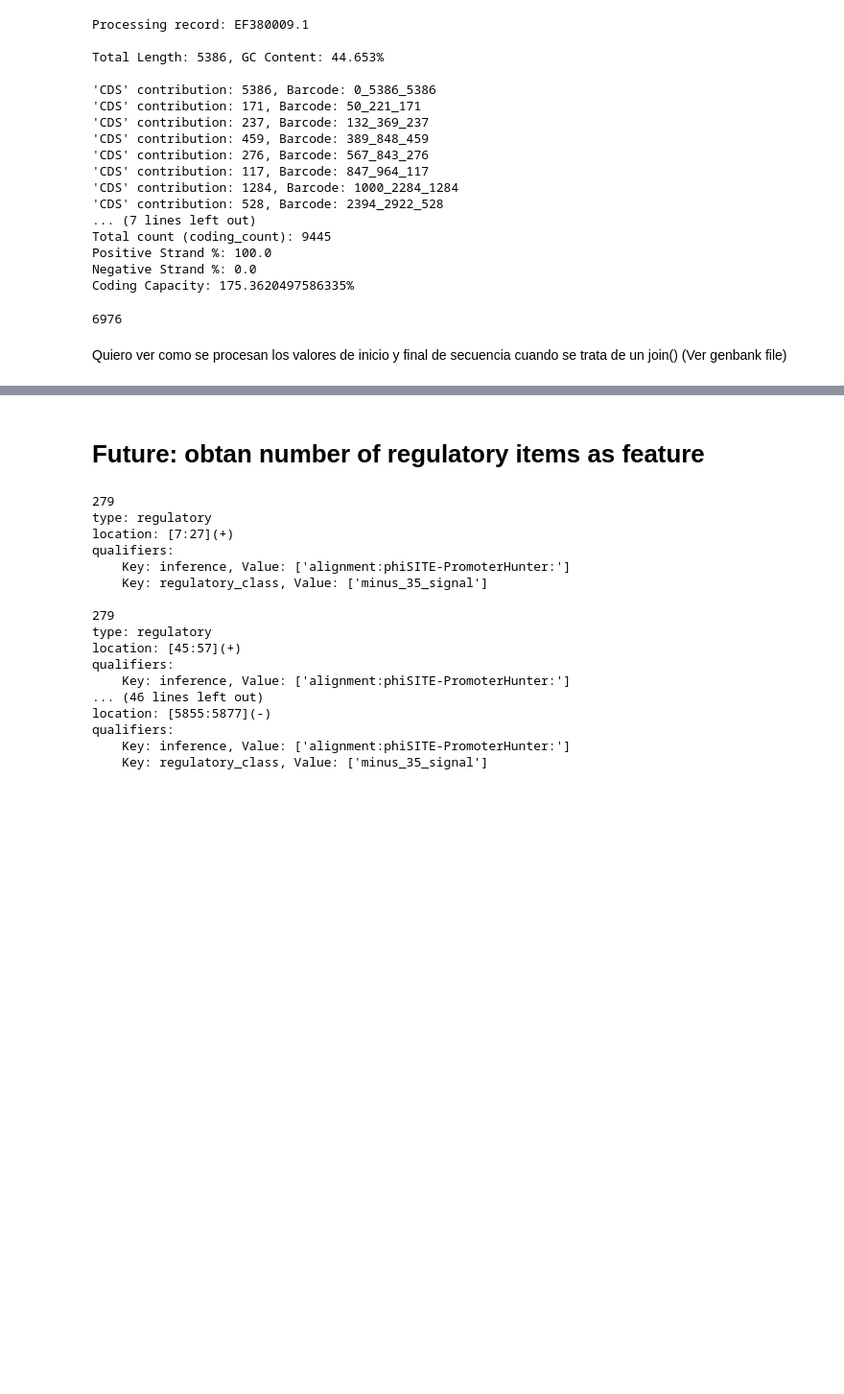
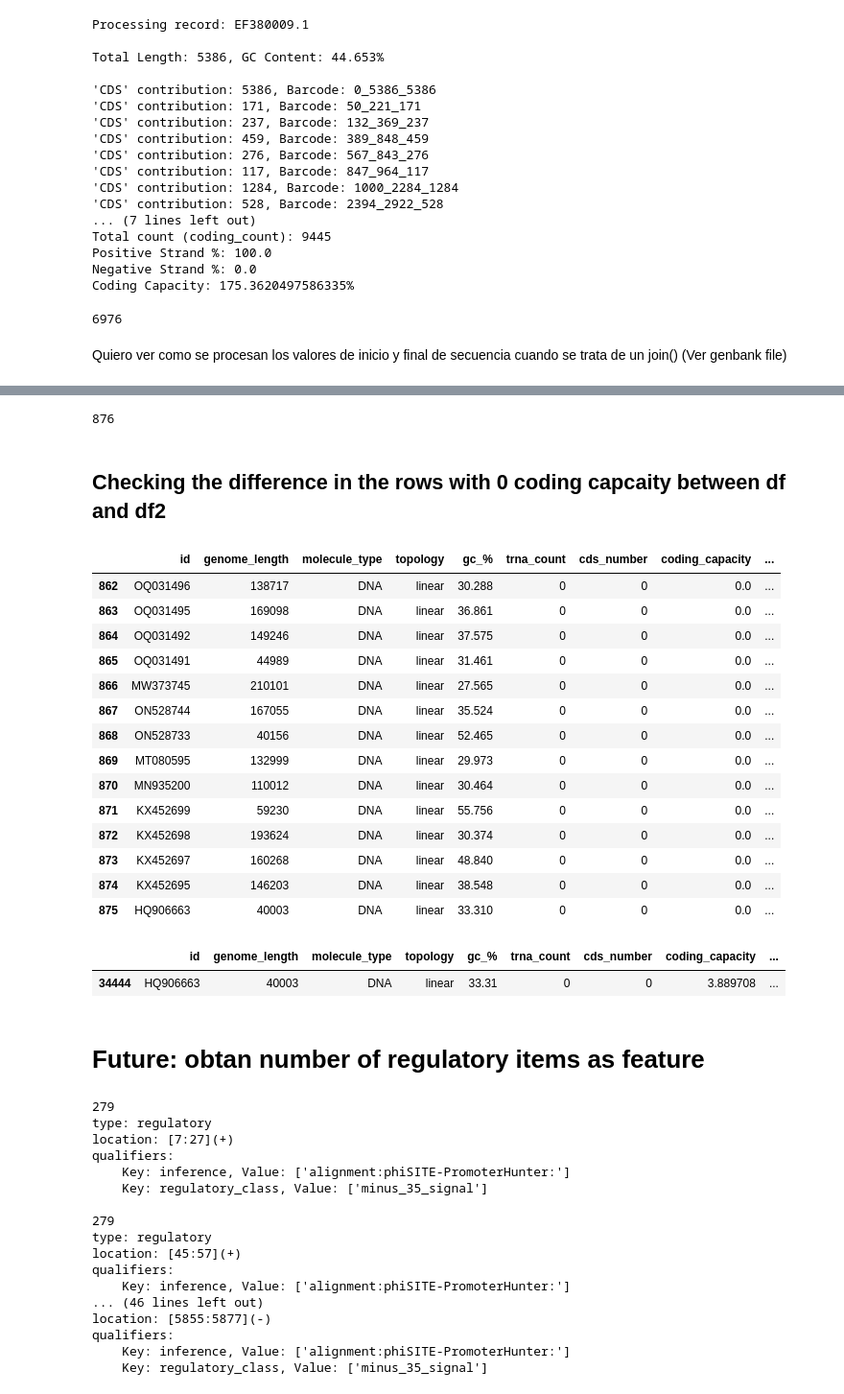
Before and after one commit to Alvaroguleon/Phage-predictor, a Jupyter notebook: notebooks/041_genbank_engineering.ipynb, the cells around one changed output, grey strips where cells are left out. Shown at 96% size. Drawn from its saved outputs; the diff is of its cells as text; code cells hidden in the pictures; blank space fills up the shorter version.

```diff
--- a/notebooks/041_genbank_engineering.ipynb
+++ b/notebooks/041_genbank_engineering.ipynb
@@ -150,7 +121,7 @@ df.head()
 | 3 | KT462698.1 | 3776 | RNA | linear | 44.147 | 0 | 3 | 98.013771 | ... |
 | 4 | MF417929.1 | 32618 | DNA | linear | 39.218 | 0 | 42 | 88.635109 | ... |
 # %%
-genbank_file_path = "/Users/Alvaro/Downloads/8Sep2023_phages_downloaded_from_genbank.gb"
+genbank_file_path = "../data/raw/inphared_8Sep2023/8Sep2023_phages_downloaded_from_genbank.gb"
 # Lists to hold data
 ids = []
 genome_lengths = []
@@ -828,7 +799,7 @@ print(total)
 Quiero ver como se procesan los valores de inicio y final de secuencia cuando se trata de un join() (Ver genbank file)
 # %%
 
-genbank_file_path2 =  "/Users/Alvaro/Downloads/sequence.gb"
+genbank_file_path2 =  "/Users/Alvaro/Desktop/phage/sequence.gb"
 
 # Read the GenBank file
 for record in SeqIO.parse(genbank_file_path2, "genbank"):
@@ -844,7 +815,7 @@ for record in SeqIO.parse(genbank_file_path2, "genbank"):
                 length = len(FeatureLocation(start, end))
                 length2 = len(feature.location)
                 total_length += length2
-                barcode = f"{start}_{end}_{length}"
+                barcode = f"{start}_{end}_{length2}"
                 # print(feature)
                 print(start, end, length, barcode)
                 print("Feature number ", str(feature_no), 'has length ',str(length2), "according to compound location and", str(length), "according to pythoned perl")
@@ -871,0 +1197,4 @@ Feature number  11 has length  987 according to compound location and 987 accord
+# %%
+accession_values = pd.read_csv('../data/processed/model_data.csv')
+# List of 'Accession' values from the first DataFrame
+accession_values = accession_values['Accession'].tolist()
@@ -871,0 +1353,2 @@ Feature number  11 has length  987 according to compound location and 987 accord
+# %%
+df = df[df['coding_capacity'] != 0]
@@ -871,0 +1506,4 @@ Feature number  11 has length  987 according to compound location and 987 accord
+# %%
+(df2['coding_capacity'] == 0).sum()
+# %% [output]
+876
@@ -872,3 +1512,37 @@ Feature number  11 has length  987 according to compound location and 987 accord
+# %% [markdown]
+## Checking the difference in the rows with 0 coding capcaity between df and df2
+# %%
+# Filter both dataframes to only rows where coding_capacity is 0
+df_zero = df[df['coding_capacity'] == 0]
+df2_zero = df2[df2['coding_capacity'] == 0]
+
+# Use merge with the indicator parameter
+only_in_df2 = pd.merge(df_zero, df2_zero, how='outer', indicator=True)
+
+# Filter the result to only rows that are in df2 but not in df
+only_in_df2 = only_in_df2[only_in_df2['_merge'] == 'right_only'].drop(columns=['_merge'])
+only_in_df2
+# %% [output]
+|  | id | genome_length | molecule_type | topology | gc_% | trna_count | cds_number | coding_capacity | ... |
+| 862 | OQ031496 | 138717 | DNA | linear | 30.288 | 0 | 0 | 0.0 | ... |
+| 863 | OQ031495 | 169098 | DNA | linear | 36.861 | 0 | 0 | 0.0 | ... |
+| 864 | OQ031492 | 149246 | DNA | linear | 37.575 | 0 | 0 | 0.0 | ... |
+| 865 | OQ031491 | 44989 | DNA | linear | 31.461 | 0 | 0 | 0.0 | ... |
+| 866 | MW373745 | 210101 | DNA | linear | 27.565 | 0 | 0 | 0.0 | ... |
+| 867 | ON528744 | 167055 | DNA | linear | 35.524 | 0 | 0 | 0.0 | ... |
+| 868 | ON528733 | 40156 | DNA | linear | 52.465 | 0 | 0 | 0.0 | ... |
+| 869 | MT080595 | 132999 | DNA | linear | 29.973 | 0 | 0 | 0.0 | ... |
+| 870 | MN935200 | 110012 | DNA | linear | 30.464 | 0 | 0 | 0.0 | ... |
+| 871 | KX452699 | 59230 | DNA | linear | 55.756 | 0 | 0 | 0.0 | ... |
+| 872 | KX452698 | 193624 | DNA | linear | 30.374 | 0 | 0 | 0.0 | ... |
+| 873 | KX452697 | 160268 | DNA | linear | 48.840 | 0 | 0 | 0.0 | ... |
+| 874 | KX452695 | 146203 | DNA | linear | 38.548 | 0 | 0 | 0.0 | ... |
+| 875 | HQ906663 | 40003 | DNA | linear | 33.310 | 0 | 0 | 0.0 | ... |
+# %%
+df[df['id'] == "HQ906663"]
+# %% [output]
+|  | id | genome_length | molecule_type | topology | gc_% | trna_count | cds_number | coding_capacity | ... |
+| 34444 | HQ906663 | 40003 | DNA | linear | 33.31 | 0 | 0 | 3.889708 | ... |
 # %% [markdown]
 # Future: obtan number of regulatory items as feature
 # %%
```
Also changed, not shown: parts of 28 cells of this notebook, 2 other files.
